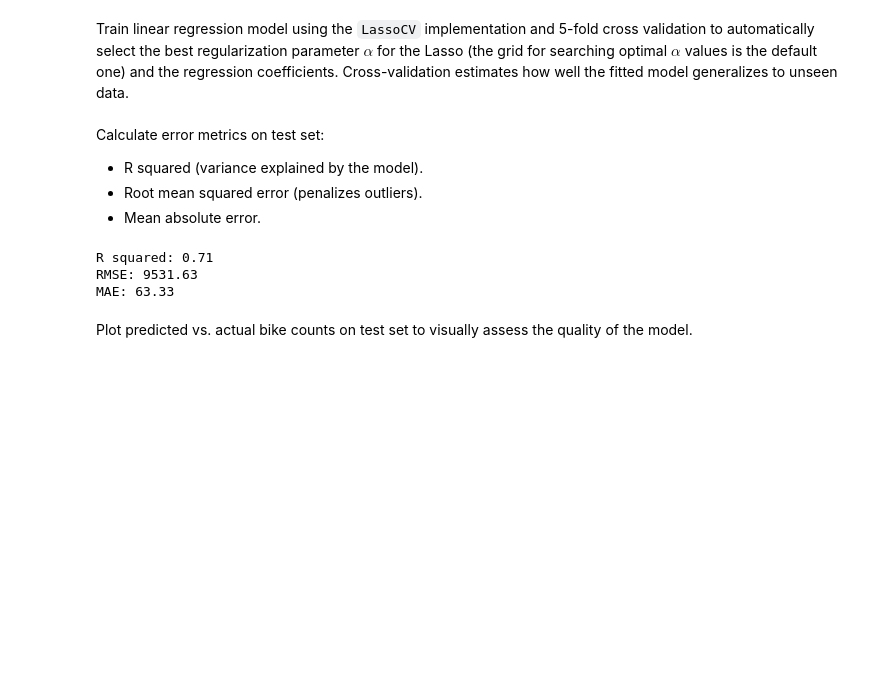
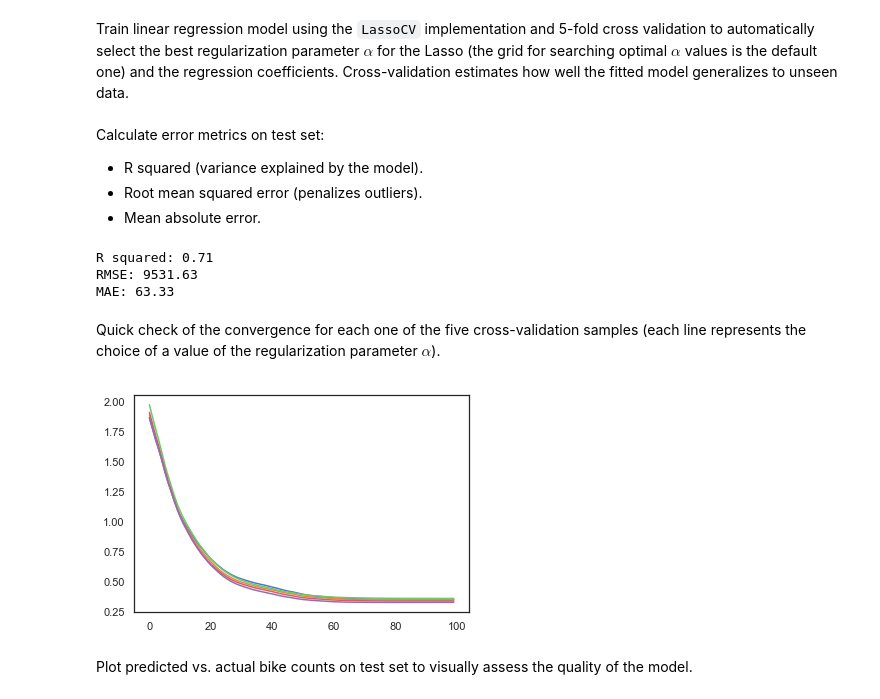
Before and after one commit to melville87/predictive_modeling_task, a Jupyter notebook: bike_counts_model.ipynb, the cells around one changed output. Saved outputs shown, nothing was run; the diff lists cells and outputs as text; code cells hidden in the pictures; blank space fills up the shorter version.

```diff
--- a/bike_counts_model.ipynb
+++ b/bike_counts_model.ipynb
@@ -600,6 +606,12 @@ print('MAE: {:.2f}'.format(mae(y_test, y_pred_lasso)))
 R squared: 0.71
 RMSE: 9531.63
 MAE: 63.33
+# %% [markdown]
+Quick check of the convergence for each one of the five cross-validation samples (each line represents the choice of a value of the regularization parameter $\alpha$).
+# %%
+ax = plt.plot(model_lasso.regressor_.mse_path_)
+# %% [output]
+[figure, added]
 # %% [markdown]
 Plot predicted vs. actual bike counts on test set to visually assess the quality of the model.
 # %%
```
Also changed, not shown: parts of 18 cells of this notebook.
